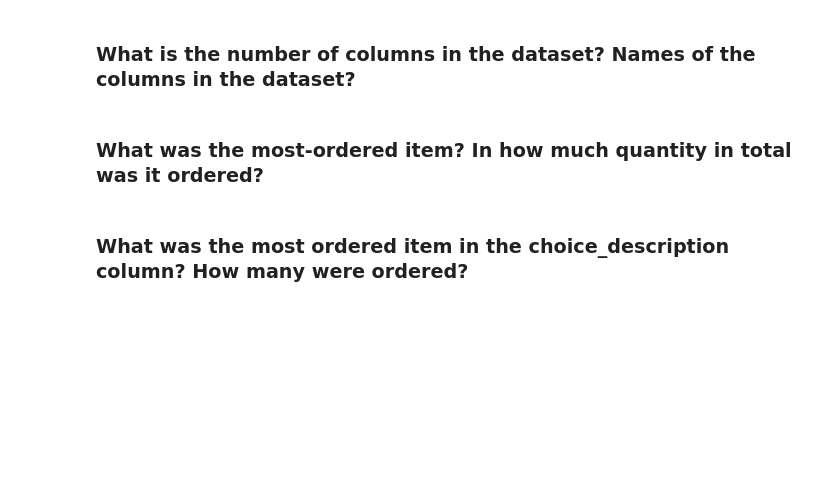
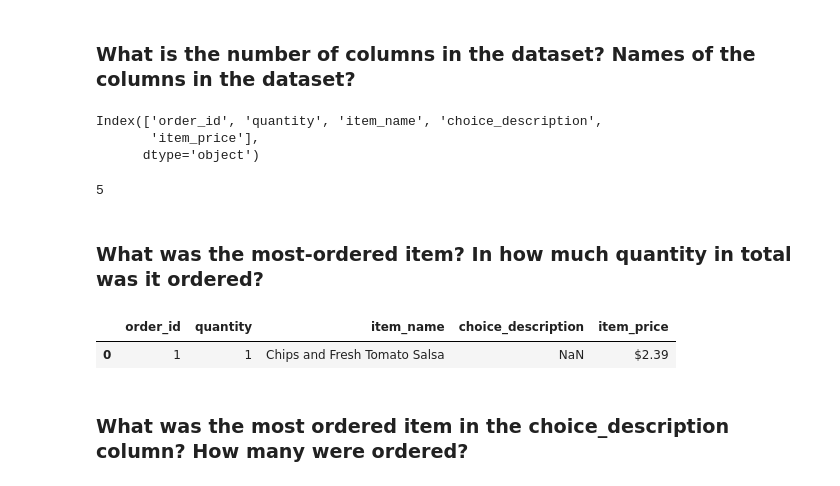
Before and after one commit to JyothsnaGH/PythonforFinance, a Jupyter notebook: HW02.ipynb, the cells around one changed output. Cells and saved outputs as stored; diff of their text form; code cells hidden in the pictures; blank space fills up the shorter version.

```diff
--- a/HW02.ipynb
+++ b/HW02.ipynb
@@ -21,7 +44,22 @@ chipo = pd.read_csv(url, sep = '\t')
 # %% [markdown]
 ### What is the number of columns in the dataset? Names of the columns in the dataset?
+# %%
+print(chipo.columns)
+len(chipo.columns)
+chipo.shape[1]
+# %% [output]
+Index(['order_id', 'quantity', 'item_name', 'choice_description',
+       'item_price'],
+      dtype='object')
+5
 # %% [markdown]
 ### What was the most-ordered item? In how much quantity in total was it ordered?
+# %%
+# most ordered item in chipo dataset
+chipo.groupby('item_name').sum().sort_values(['quantity'], ascending=False).head(1)
+# %% [output]
+|  | order_id | quantity | item_name | choice_description | item_price |
+| 0 | 1 | 1 | Chips and Fresh Tomato Salsa | NaN | $2.39 |
 # %% [markdown]
 
 ### What was the most ordered item in the choice_description column? How many were ordered?
```
Also changed, not shown: parts of 11 cells of this notebook.
